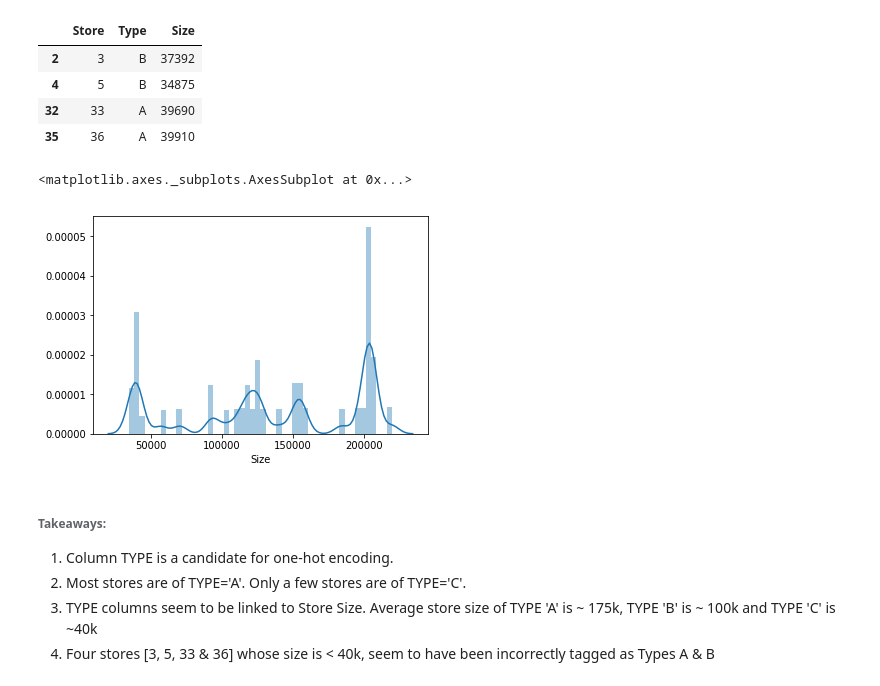
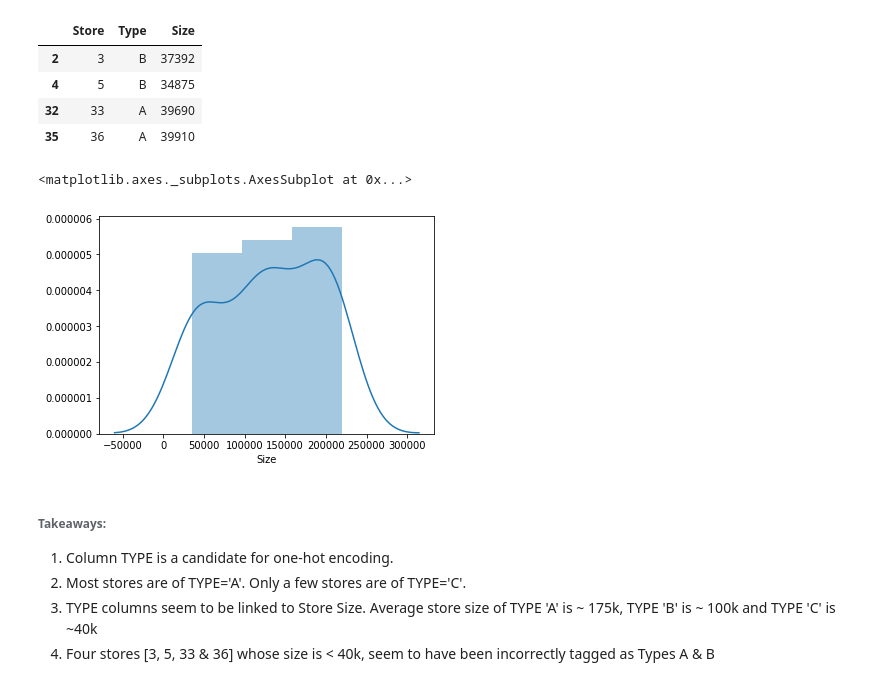
Before and after one commit to nitinx/ml-store-sales-forecast, a Jupyter notebook: WalmartStoreSales.ipynb, the cells around one changed output. Drawn from its saved outputs; the diff is of its cells as text; code cells hidden in the pictures.

```diff
--- a/WalmartStoreSales.ipynb
+++ b/WalmartStoreSales.ipynb
@@ -401,10 +405,10 @@ stores[(stores['Size'] < 40000) & (~stores['Type'].isin(['C']))]
 | 35 | 36 | A | 39910 |
 # %%
 #Explore Weekly Sales - histogram
-sns.distplot(train['Size'])
+sns.distplot(stores['Size'])
 # %% [output]
 <matplotlib.axes._subplots.AxesSubplot at 0x...>
-[figure, old version]
+[figure, new version]
 # %% [markdown]
 ###### Takeaways:
 1. Column TYPE is a candidate for one-hot encoding.
```
Also changed, not shown: parts of 49 cells of this notebook.
